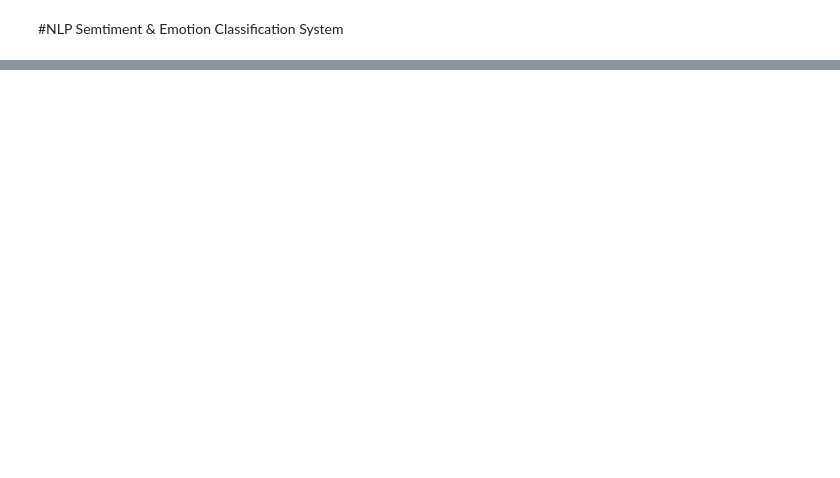
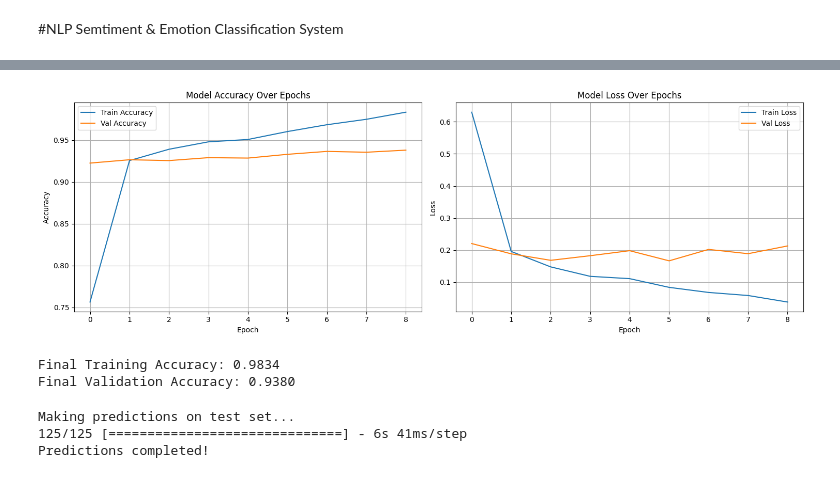
Before and after one commit to kri1105/NLP-Sentiment-Emotion-Classification-System, a Jupyter notebook: notebook/NLP_Sentiment_&_Emotion_Classification_System.ipynb, the cells around one changed output, grey strips where cells are left out. Drawn from its saved outputs; the diff is of its cells as text; code cells hidden in the pictures; blank space fills up the shorter version.

Commit message:
improved model

```diff
--- a/notebook/NLP_Sentiment_&_Emotion_Classification_System.ipynb
+++ b/notebook/NLP_Sentiment_&_Emotion_Classification_System.ipynb
@@ -311,0 +225,14 @@ Predicted Emotion: joy
+# %%
+print("Starting training with improvements...")
+
+# TRAIN THE MODEL
+history = model.fit(
+    train_dataset,              # Use train_dataset
+    validation_data=val_dataset,  # Use val_dataset
+    epochs=10,
+    class_weight=class_weights,
+    callbacks=callbacks,
+    verbose=1
+)
+
+print("\nTraining completed!")
@@ -311,0 +257,53 @@ Predicted Emotion: joy
+# %%
+fig, axes = plt.subplots(1, 2, figsize=(15, 5))
+
+# Plot accuracy
+axes[0].plot(history.history['accuracy'], label='Train Accuracy')
+axes[0].plot(history.history['val_accuracy'], label='Val Accuracy')
+axes[0].set_xlabel('Epoch')
+axes[0].set_ylabel('Accuracy')
+axes[0].set_title('Model Accuracy Over Epochs')
+axes[0].legend()
+axes[0].grid(True)
+
+# Plot loss
+axes[1].plot(history.history['loss'], label='Train Loss')
+axes[1].plot(history.history['val_loss'], label='Val Loss')
+axes[1].set_xlabel('Epoch')
+axes[1].set_ylabel('Loss')
+axes[1].set_title('Model Loss Over Epochs')
+axes[1].legend()
+axes[1].grid(True)
+
+plt.tight_layout()
+plt.show()
+
+print(f"Final Training Accuracy: {history.history['accuracy'][-1]:.4f}")
+print(f"Final Validation Accuracy: {history.history['val_accuracy'][-1]:.4f}")
+# %% [output]
+[figure, added]
+Final Training Accuracy: 0.9834
+Final Validation Accuracy: 0.9380
+# %%
+# Prepare test data
+encoded_test = tokenize_text(list(df['test']['text']))
+test_input_ids = encoded_test['input_ids']
+test_attention_mask = encoded_test['attention_mask']
+test_labels_list = list(df['test']['label'])
+
+# Create test dataset
+test_dataset = tf.data.Dataset.from_tensor_slices(
+    {"input_ids": test_input_ids, "attention_mask": test_attention_mask}
+)
+test_dataset = test_dataset.batch(BATCH_SIZE)
+
+# Get predictions
+print("Making predictions on test set...")
+predictions = model.predict(test_dataset)
+predicted_labels = np.argmax(predictions, axis=1)
+
+print("Predictions completed!")
+# %% [output]
+Making predictions on test set...
+125/125 [==============================] - 6s 41ms/step
+Predictions completed!
```
Also changed, not shown: parts of 19 cells of this notebook, 6 other files.
